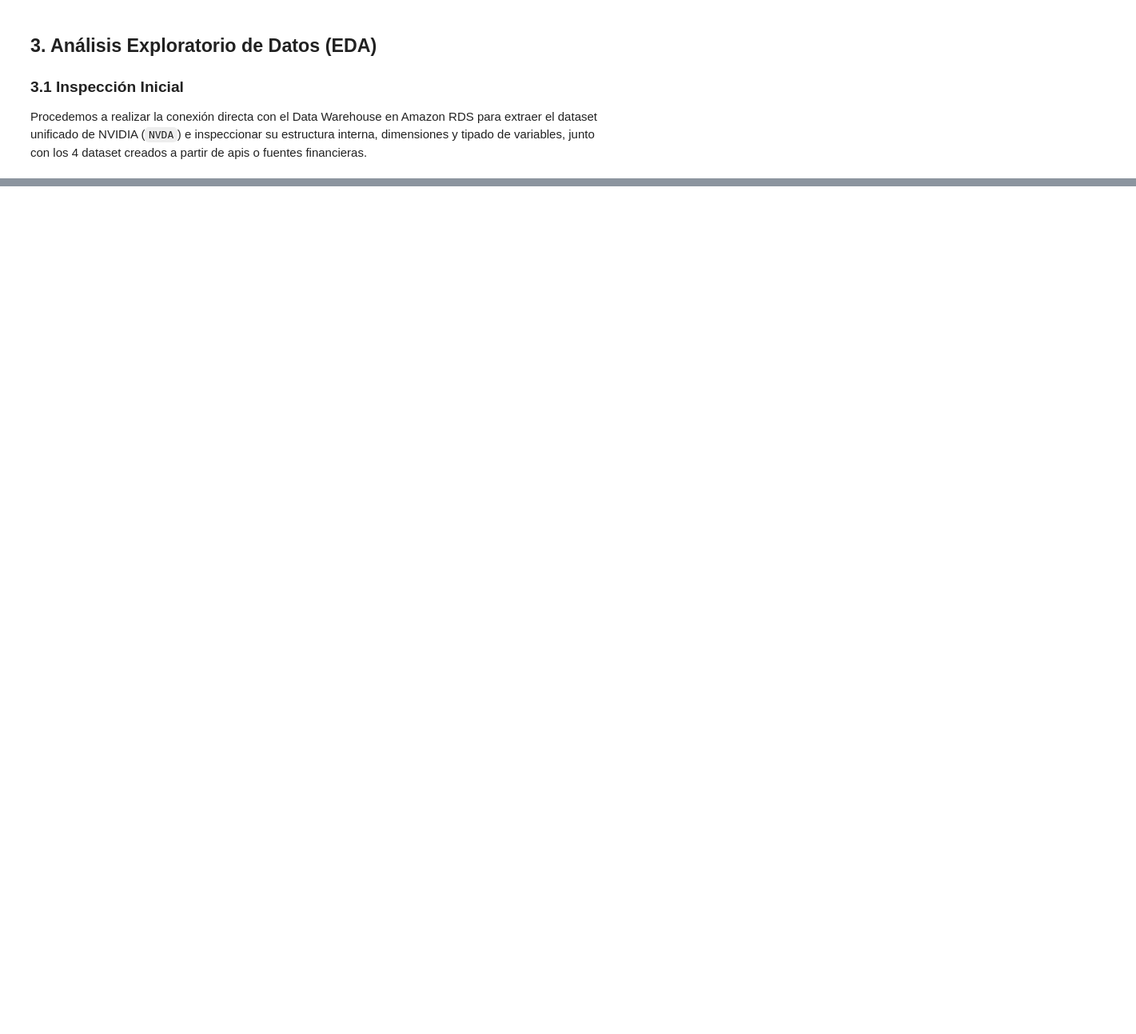
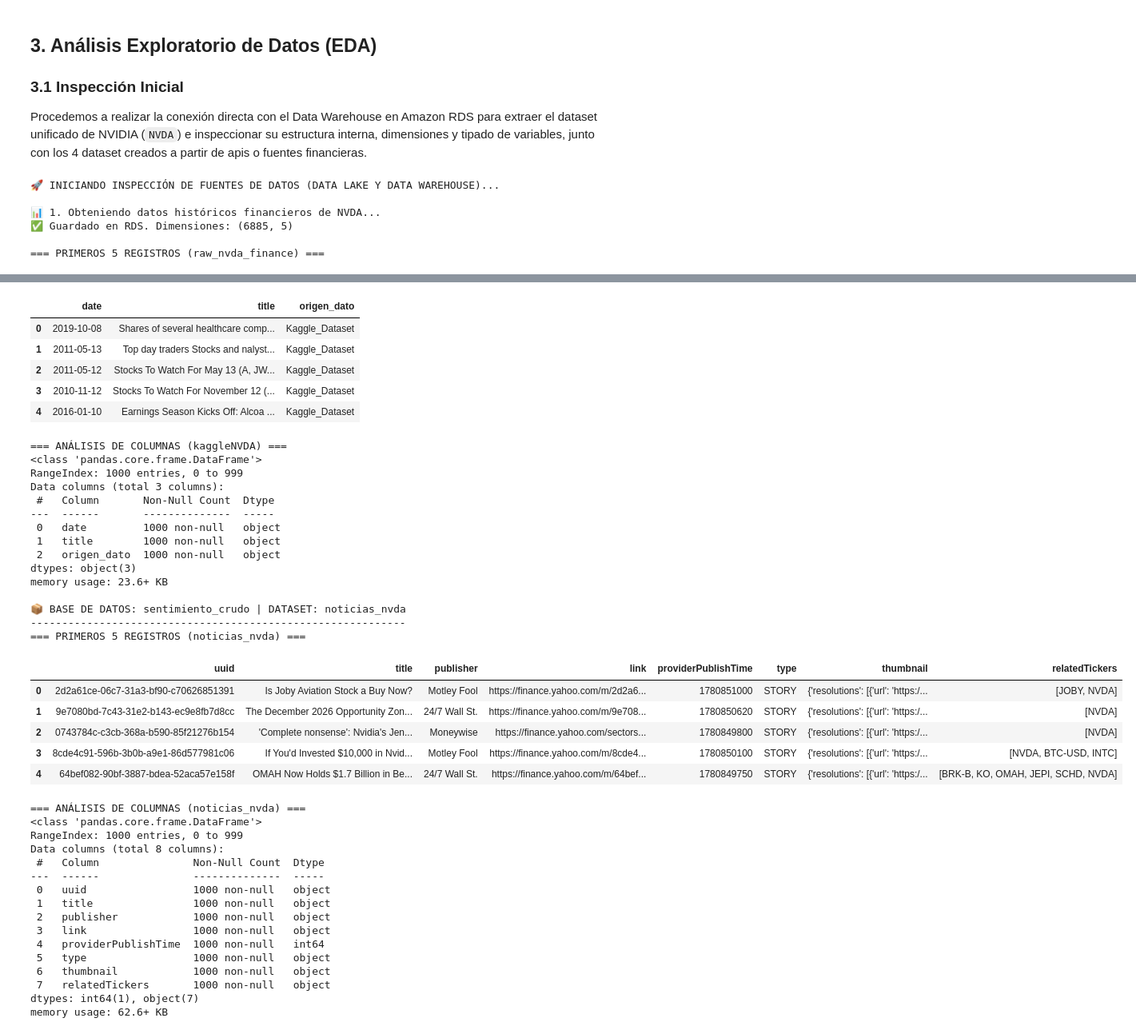
Before and after one commit to faustoJara/analisisBursatilIA, a Jupyter notebook: hitos/hito_01_vision_y_eda.ipynb, the cells around one changed output, grey strips where cells are left out. Shown at 80% size. Drawn from its saved outputs; the diff is of its cells as text; code cells hidden in the pictures; blank space fills up the shorter version.

Commit message:
v2, de adaptacion con datasets

```diff
--- a/hitos/hito_01_vision_y_eda.ipynb
+++ b/hitos/hito_01_vision_y_eda.ipynb
@@ -96,16 +95,24 @@ print("="*80)
 
 # Conexión a Mongo
 cliente_mongo = pymongo.MongoClient(os.getenv("MONGO_URI"))
-db = cliente_mongo["hedgemind_db"]
 
-# Lista de colecciones incluyendo la de NiFi en tiempo real
-colecciones_noticias = ["finnhubNVDA", "googleNVDA", "kaggleNVDA", "sentimiento_crudo"]
+# Definimos las fuentes con su base de datos y colección correspondiente para evitar cruces
+fuentes_noticias = [
+    {"db": "hedgemind_db", "collection": "finnhubNVDA"},
+    {"db": "hedgemind_db", "collection": "googleNVDA"},
+    {"db": "hedgemind_db", "collection": "kaggleNVDA"},
+    {"db": "sentimiento_crudo", "collection": "noticias_nvda"} # <--- Tu base de datos y colección reales de NiFi
+]
 
-for col_name in colecciones_noticias:
-    print(f"\n📦 DATASET: {col_name}")
-    print("-" * 50)
+for fuente in fuentes_noticias:
+    db_name = fuente["db"]
+    col_name = fuente["collection"]
 
-    # Extraemos una muestra de 1000 registros para hacer el EDA inicial sin colapsar la RAM
+    print(f"\n📦 BASE DE DATOS: {db_name} | DATASET: {col_name}")
+    print("-" * 60)
+
+    # Conectamos dinámicamente a la base de datos y colección correctas
+    db = cliente_mongo[db_name]
     cursor = db[col_name].find().limit(1000)
     df_temp = pd.DataFrame(list(cursor))
 
@@ -120,4 +127,11 @@ for col_name in colecciones_noticias:
         print(f"\n=== ANÁLISIS DE COLUMNAS ({col_name}) ===")
         df_temp.info()
     else:
-        print(f"⚠️ La colección {col_name} está vacía actualmente.")
+        print(f"⚠️ La colección {col_name} en la base de datos {db_name} está vacía actualmente.")
+# %% [output]
+🚀 INICIANDO INSPECCIÓN DE FUENTES DE DATOS (DATA LAKE Y DATA WAREHOUSE)...
+
+📊 1. Obteniendo datos históricos financieros de NVDA...
+✅ Guardado en RDS. Dimensiones: (6885, 5)
+
+=== PRIMEROS 5 REGISTROS (raw_nvda_finance) ===
@@ -123,0 +210,43 @@ for col_name in colecciones_noticias:
+|  | date | title | origen_dato |
+| 0 | 2019-10-08 | Shares of several healthcare comp... | Kaggle_Dataset |
+| 1 | 2011-05-13 | Top day traders Stocks and nalyst... | Kaggle_Dataset |
+| 2 | 2011-05-12 | Stocks To Watch For May 13 (A, JW... | Kaggle_Dataset |
+| 3 | 2010-11-12 | Stocks To Watch For November 12 (... | Kaggle_Dataset |
+| 4 | 2016-01-10 | Earnings Season Kicks Off: Alcoa ... | Kaggle_Dataset |
+=== ANÁLISIS DE COLUMNAS (kaggleNVDA) ===
+<class 'pandas.core.frame.DataFrame'>
+RangeIndex: 1000 entries, 0 to 999
+Data columns (total 3 columns):
+ #   Column       Non-Null Count  Dtype
+---  ------       --------------  -----
+ 0   date         1000 non-null   object
+ 1   title        1000 non-null   object
+ 2   origen_dato  1000 non-null   object
+dtypes: object(3)
+memory usage: 23.6+ KB
+
+📦 BASE DE DATOS: sentimiento_crudo | DATASET: noticias_nvda
+------------------------------------------------------------
+=== PRIMEROS 5 REGISTROS (noticias_nvda) ===
+|  | uuid | title | publisher | link | providerPublishTime | type | thumbnail | relatedTickers |
+| 0 | 2d2a61ce-06c7-31a3-bf90-c70626851391 | Is Joby Aviation Stock a Buy Now? | Motley Fool | https://finance.yahoo.com/m/2d2a6... | 1780851000 | STORY | {'resolutions': [{'url': 'https:/... | [JOBY, NVDA] |
+| 1 | 9e7080bd-7c43-31e2-b143-ec9e8fb7d8cc | The December 2026 Opportunity Zon... | 24/7 Wall St. | https://finance.yahoo.com/m/9e708... | 1780850620 | STORY | {'resolutions': [{'url': 'https:/... | [NVDA] |
+| 2 | 0743784c-c3cb-368a-b590-85f21276b154 | 'Complete nonsense': Nvidia's Jen... | Moneywise | https://finance.yahoo.com/sectors... | 1780849800 | STORY | {'resolutions': [{'url': 'https:/... | [NVDA] |
+| 3 | 8cde4c91-596b-3b0b-a9e1-86d577981c06 | If You'd Invested $10,000 in Nvid... | Motley Fool | https://finance.yahoo.com/m/8cde4... | 1780850100 | STORY | {'resolutions': [{'url': 'https:/... | [NVDA, BTC-USD, INTC] |
+| 4 | 64bef082-90bf-3887-bdea-52aca57e158f | OMAH Now Holds $1.7 Billion in Be... | 24/7 Wall St. | https://finance.yahoo.com/m/64bef... | 1780849750 | STORY | {'resolutions': [{'url': 'https:/... | [BRK-B, KO, OMAH, JEPI, SCHD, NVDA] |
+=== ANÁLISIS DE COLUMNAS (noticias_nvda) ===
+<class 'pandas.core.frame.DataFrame'>
+RangeIndex: 1000 entries, 0 to 999
+Data columns (total 8 columns):
+ #   Column               Non-Null Count  Dtype
+---  ------               --------------  -----
+ 0   uuid                 1000 non-null   object
+ 1   title                1000 non-null   object
+ 2   publisher            1000 non-null   object
+ 3   link                 1000 non-null   object
+ 4   providerPublishTime  1000 non-null   int64
+ 5   type                 1000 non-null   object
+ 6   thumbnail            1000 non-null   object
+ 7   relatedTickers       1000 non-null   object
+dtypes: int64(1), object(7)
+memory usage: 62.6+ KB
```
Also changed, not shown: parts of 16 cells of this notebook, 8 other files.
